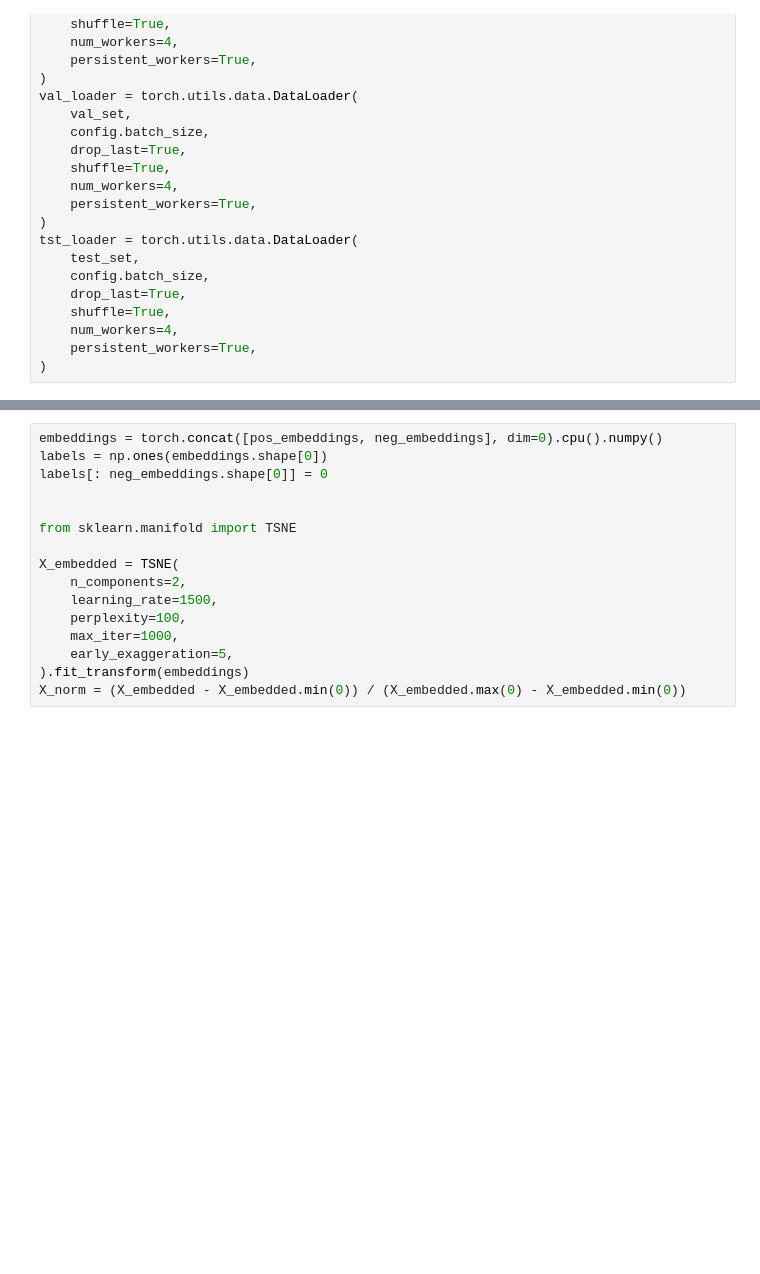
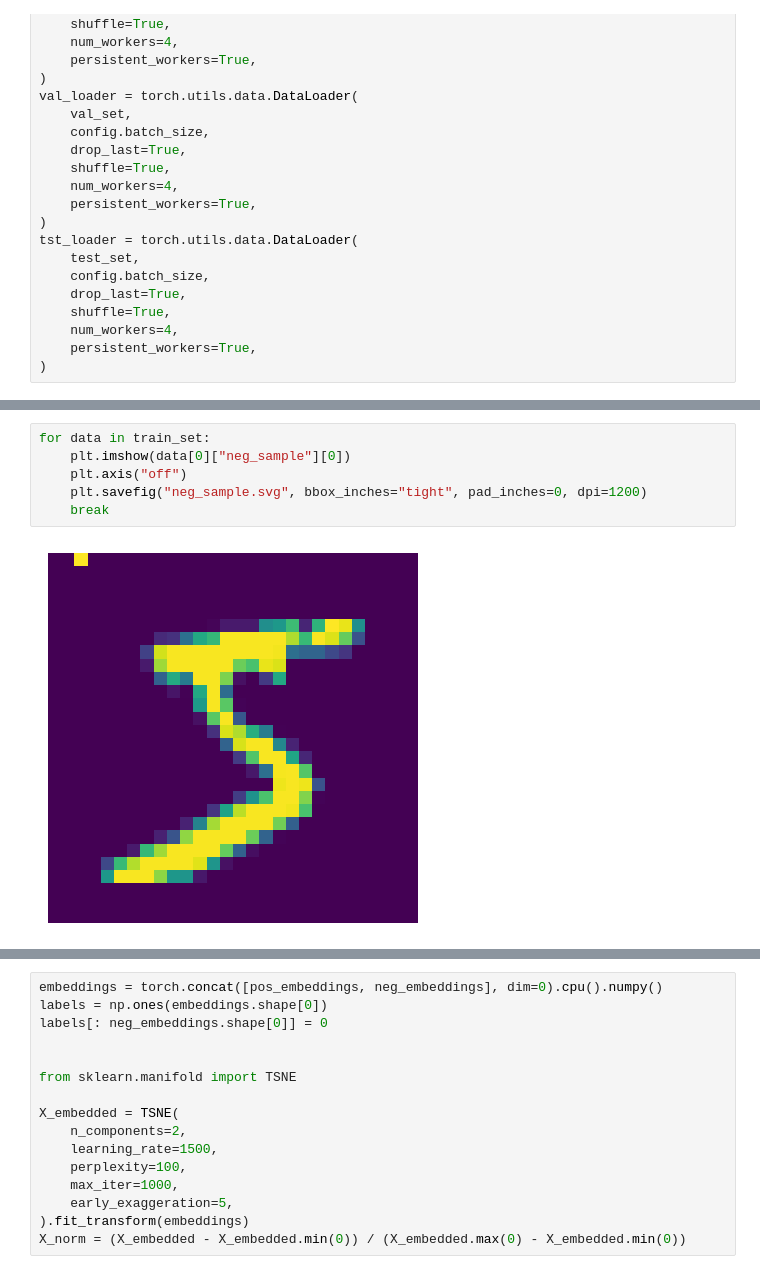
Before and after one commit to Galazxhy/FF-ARBFNN, a Jupyter notebook: writing/MNIST_ARBF_results.ipynb, the cells around one changed output, grey strips where cells are left out. Cells and saved outputs as stored; diff of their text form; blank space fills up the shorter version.

```diff
--- a/writing/MNIST_ARBF_results.ipynb
+++ b/writing/MNIST_ARBF_results.ipynb
@@ -108,0 +119,8 @@ tst_loader = torch.utils.data.DataLoader(
+# %%
+for data in train_set:
+    plt.imshow(data[0]["neg_sample"][0])
+    plt.axis("off")
+    plt.savefig("neg_sample.svg", bbox_inches="tight", pad_inches=0, dpi=1200)
+    break
+# %% [output]
+[figure, added]
```
Also changed, not shown: parts of 12 cells of this notebook, 30 other files.
